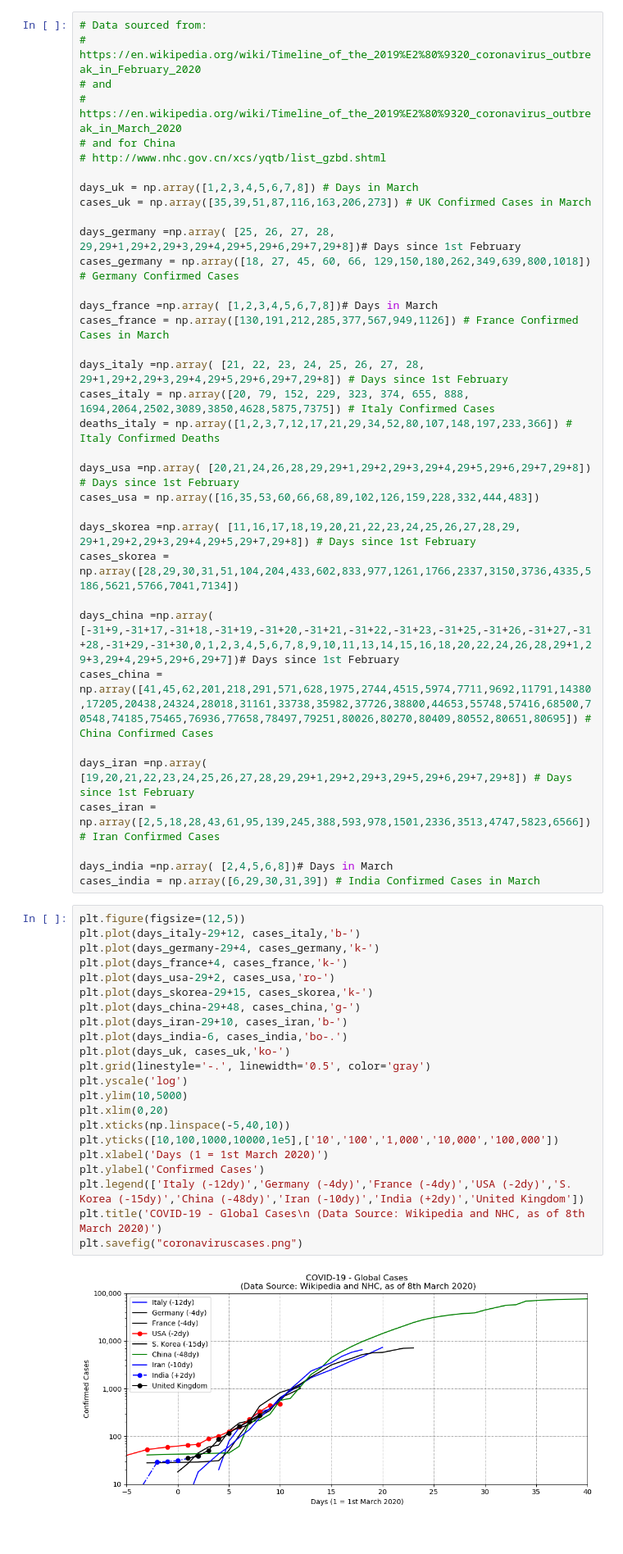
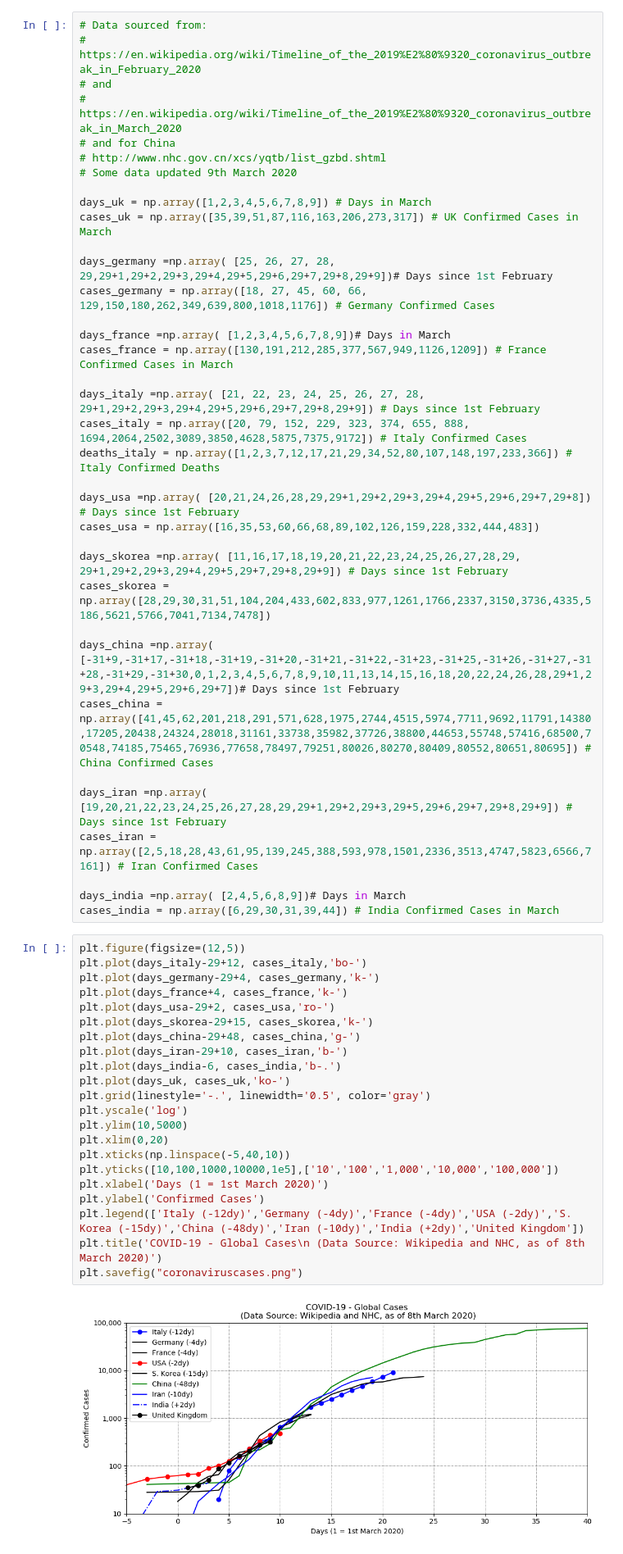
Before and after one commit to hywelowen/coronavirusgraphs, a Jupyter notebook: coronavirus.ipynb, the cells around one changed output. Shown at 82% size. Saved outputs shown, nothing was run; the diff lists cells and outputs as text.

```diff
--- a/coronavirus.ipynb
+++ b/coronavirus.ipynb
@@ -24,58 +24,59 @@ plt.style.use('default')
 # https://en.wikipedia.org/wiki/Timeline_of_the_2019%E2%80%9320_coronavirus_outbreak_in_March_2020
 # and for China
 # http://www.nhc.gov.cn/xcs/yqtb/list_gzbd.shtml
+# Some data updated 9th March 2020
 
-days_uk = np.array([1,2,3,4,5,6,7,8]) # Days in March
-cases_uk = np.array([35,39,51,87,116,163,206,273]) # UK Confirmed Cases in March
+days_uk = np.array([1,2,3,4,5,6,7,8,9]) # Days in March
+cases_uk = np.array([35,39,51,87,116,163,206,273,317]) # UK Confirmed Cases in March
 
-days_germany =np.array( [25, 26, 27, 28, 29,29+1,29+2,29+3,29+4,29+5,29+6,29+7,29+8])# Days since 1st February
-cases_germany = np.array([18, 27, 45, 60, 66, 129,150,180,262,349,639,800,1018]) # Germany Confirmed Cases
+days_germany =np.array( [25, 26, 27, 28, 29,29+1,29+2,29+3,29+4,29+5,29+6,29+7,29+8,29+9])# Days since 1st February
+cases_germany = np.array([18, 27, 45, 60, 66, 129,150,180,262,349,639,800,1018,1176]) # Germany Confirmed Cases
 
-days_france =np.array( [1,2,3,4,5,6,7,8])# Days in March
-cases_france = np.array([130,191,212,285,377,567,949,1126]) # France Confirmed Cases in March
+days_france =np.array( [1,2,3,4,5,6,7,8,9])# Days in March
+cases_france = np.array([130,191,212,285,377,567,949,1126,1209]) # France Confirmed Cases in March
 
-days_italy =np.array( [21, 22, 23, 24, 25, 26, 27, 28, 29+1,29+2,29+3,29+4,29+5,29+6,29+7,29+8]) # Days since 1st February
-cases_italy = np.array([20, 79, 152, 229, 323, 374, 655, 888, 1694,2064,2502,3089,3850,4628,5875,7375]) # Italy Confirmed Cases
+days_italy =np.array( [21, 22, 23, 24, 25, 26, 27, 28, 29+1,29+2,29+3,29+4,29+5,29+6,29+7,29+8,29+9]) # Days since 1st February
+cases_italy = np.array([20, 79, 152, 229, 323, 374, 655, 888, 1694,2064,2502,3089,3850,4628,5875,7375,9172]) # Italy Confirmed Cases
 deaths_italy = np.array([1,2,3,7,12,17,21,29,34,52,80,107,148,197,233,366]) # Italy Confirmed Deaths
 
 days_usa =np.array( [20,21,24,26,28,29,29+1,29+2,29+3,29+4,29+5,29+6,29+7,29+8]) # Days since 1st February
 cases_usa = np.array([16,35,53,60,66,68,89,102,126,159,228,332,444,483])
 
-days_skorea =np.array( [11,16,17,18,19,20,21,22,23,24,25,26,27,28,29, 29+1,29+2,29+3,29+4,29+5,29+7,29+8]) # Days since 1st February
-cases_skorea = np.array([28,29,30,31,51,104,204,433,602,833,977,1261,1766,2337,3150,3736,4335,5186,5621,5766,7041,7134])
+days_skorea =np.array( [11,16,17,18,19,20,21,22,23,24,25,26,27,28,29, 29+1,29+2,29+3,29+4,29+5,29+7,29+8,29+9]) # Days since 1st February
+cases_skorea = np.array([28,29,30,31,51,104,204,433,602,833,977,1261,1766,2337,3150,3736,4335,5186,5621,5766,7041,7134,7478])
 
 days_china =np.array( [-31+9,-31+17,-31+18,-31+19,-31+20,-31+21,-31+22,-31+23,-31+25,-31+26,-31+27,-31+28,-31+29,-31+30,0,1,2,3,4,5,6,7,8,9,10,11,13,14,15,16,18,20,22,24,26,28,29+1,29+3,29+4,29+5,29+6,29+7])# Days since 1st February
 cases_china = np.array([41,45,62,201,218,291,571,628,1975,2744,4515,5974,7711,9692,11791,14380,17205,20438,24324,28018,31161,33738,35982,37726,38800,44653,55748,57416,68500,70548,74185,75465,76936,77658,78497,79251,80026,80270,80409,80552,80651,80695]) # China Confirmed Cases
 
-days_iran =np.array( [19,20,21,22,23,24,25,26,27,28,29,29+1,29+2,29+3,29+5,29+6,29+7,29+8]) # Days since 1st February
-cases_iran = np.array([2,5,18,28,43,61,95,139,245,388,593,978,1501,2336,3513,4747,5823,6566]) # Iran Confirmed Cases
+days_iran =np.array( [19,20,21,22,23,24,25,26,27,28,29,29+1,29+2,29+3,29+5,29+6,29+7,29+8,29+9]) # Days since 1st February
+cases_iran = np.array([2,5,18,28,43,61,95,139,245,388,593,978,1501,2336,3513,4747,5823,6566,7161]) # Iran Confirmed Cases
 
-days_india =np.array( [2,4,5,6,8])# Days in March
-cases_india = np.array([6,29,30,31,39]) # India Confirmed Cases in March
+days_india =np.array( [2,4,5,6,8,9])# Days in March
+cases_india = np.array([6,29,30,31,39,44]) # India Confirmed Cases in March
 # %%
 plt.figure(figsize=(12,5))
-plt.plot(days_italy-29+12, cases_italy,'b-')
+plt.plot(days_italy-29+12, cases_italy,'bo-')
 plt.plot(days_germany-29+4, cases_germany,'k-')
 plt.plot(days_france+4, cases_france,'k-')
 plt.plot(days_usa-29+2, cases_usa,'ro-')
 plt.plot(days_skorea-29+15, cases_skorea,'k-')
 plt.plot(days_china-29+48, cases_china,'g-')
 plt.plot(days_iran-29+10, cases_iran,'b-')
-plt.plot(days_india-6, cases_india,'bo-.')
+plt.plot(days_india-6, cases_india,'b-.')
 plt.plot(days_uk, cases_uk,'ko-')
 plt.grid(linestyle='-.', linewidth='0.5', color='gray')
 plt.yscale('log')
 plt.ylim(10,5000)
 plt.xlim(0,20)
 plt.xticks(np.linspace(-5,40,10))
 plt.yticks([10,100,1000,10000,1e5],['10','100','1,000','10,000','100,000'])
 plt.xlabel('Days (1 = 1st March 2020)')
 plt.ylabel('Confirmed Cases')
 plt.legend(['Italy (-12dy)','Germany (-4dy)','France (-4dy)','USA (-2dy)','S. Korea (-15dy)','China (-48dy)','Iran (-10dy)','India (+2dy)','United Kingdom'])
 plt.title('COVID-19 - Global Cases\n (Data Source: Wikipedia and NHC, as of 8th March 2020)')
 plt.savefig("coronaviruscases.png")
 # %% [output]
-[figure, old version]
+[figure, new version]
 # %%
 # This model should NOTE be used for any predictive purposes. This is NOT an epidemiology model.
 # There is NO implied fitness of use for this code.
```
Also changed, not shown: parts of 6 cells of this notebook.
